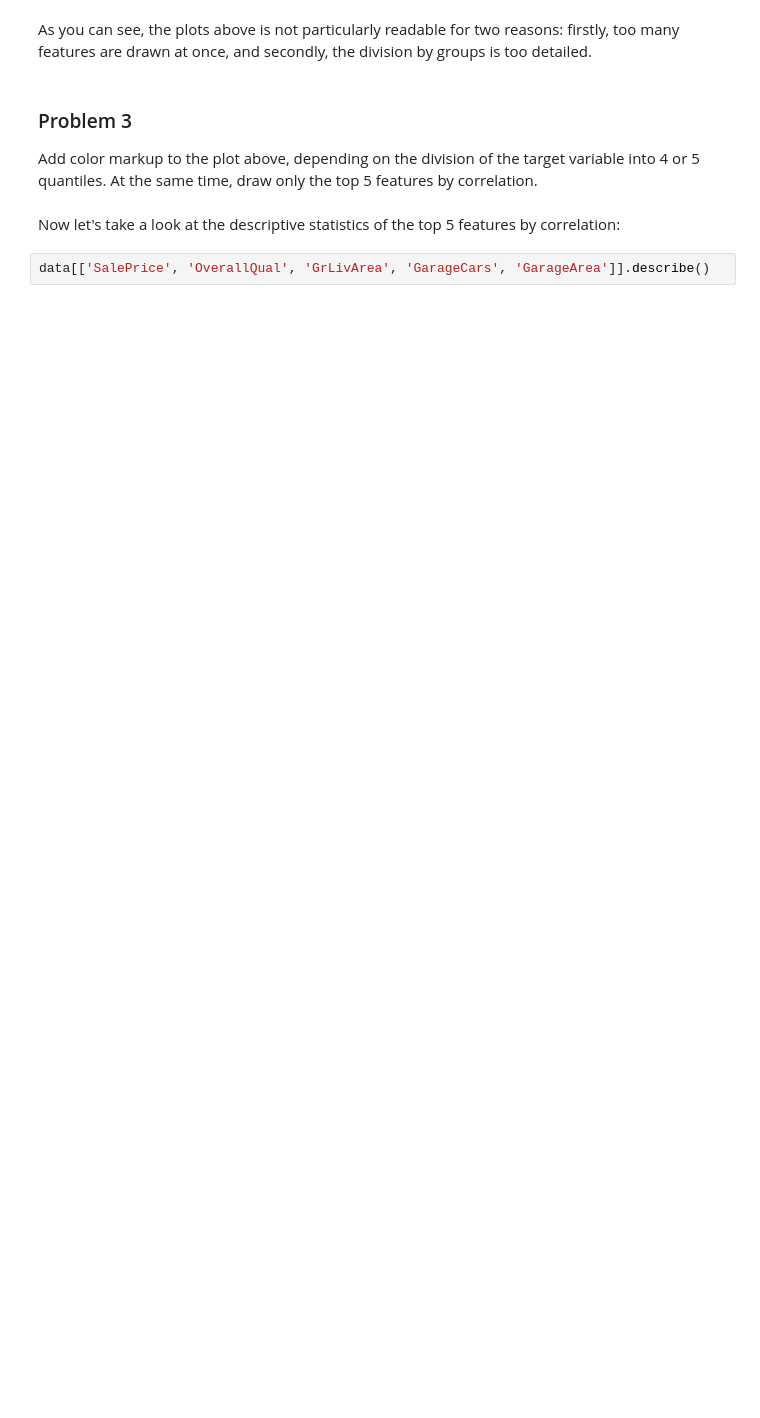
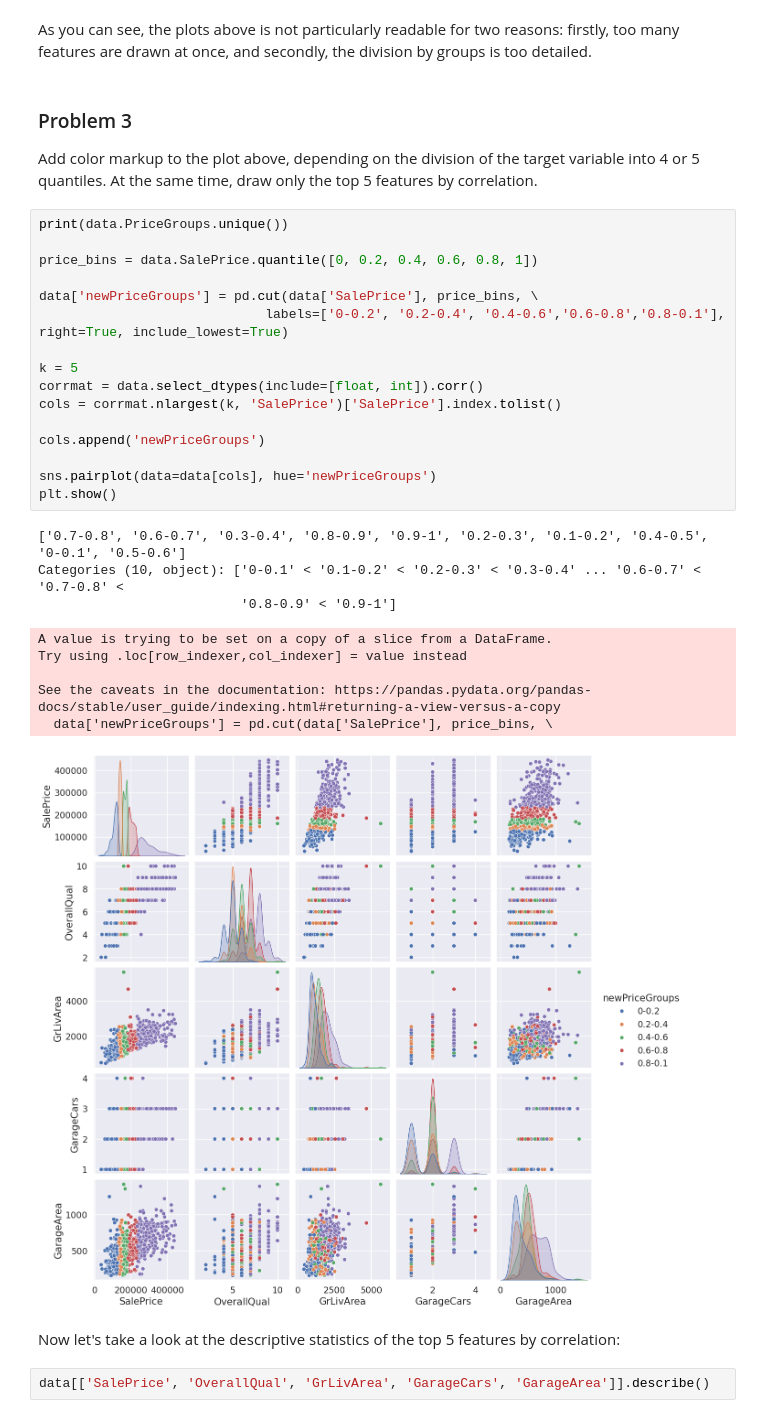
Before and after one commit to ifde/MathematicalMethods, a Jupyter notebook: week02/02_HSE_SE_EDA_v1.ipynb, the cells around one changed output. Drawn from its saved outputs; the diff is of its cells as text; blank space fills up the shorter version.

```diff
--- a/week02/02_HSE_SE_EDA_v1.ipynb
+++ b/week02/02_HSE_SE_EDA_v1.ipynb
@@ -559,6 +595,32 @@ As you can see, the plots above is not particularly readable for two reasons: fi
 ### Problem 3
 
 Add color markup to the plot above, depending on the division of the target variable into 4 or 5 quantiles. At the same time, draw only the top 5 features by correlation.
+# %%
+print(data.PriceGroups.unique())
+
+price_bins = data.SalePrice.quantile([0, 0.2, 0.4, 0.6, 0.8, 1])
+
+data['newPriceGroups'] = pd.cut(data['SalePrice'], price_bins, \
+                             labels=['0-0.2', '0.2-0.4', '0.4-0.6','0.6-0.8','0.8-0.1'], right=True, include_lowest=True)
+
+k = 5
+corrmat = data.select_dtypes(include=[float, int]).corr()
+cols = corrmat.nlargest(k, 'SalePrice')['SalePrice'].index.tolist()
+
+cols.append('newPriceGroups')
+
+sns.pairplot(data=data[cols], hue='newPriceGroups')
+plt.show()
+# %% [output]
+['0.7-0.8', '0.6-0.7', '0.3-0.4', '0.8-0.9', '0.9-1', '0.2-0.3', '0.1-0.2', '0.4-0.5', '0-0.1', '0.5-0.6']
+Categories (10, object): ['0-0.1' < '0.1-0.2' < '0.2-0.3' < '0.3-0.4' ... '0.6-0.7' < '0.7-0.8' <
+                          '0.8-0.9' < '0.9-1']
+A value is trying to be set on a copy of a slice from a DataFrame.
+Try using .loc[row_indexer,col_indexer] = value instead
+
+See the caveats in the documentation: https://pandas.pydata.org/pandas-docs/stable/user_guide/indexing.html#returning-a-view-versus-a-copy
+  data['newPriceGroups'] = pd.cut(data['SalePrice'], price_bins, \
+[figure, added]
 # %% [markdown]
 Now let's take a look at the descriptive statistics of the top 5 features by correlation:
 # %%
```
Also changed, not shown: parts of 24 cells of this notebook.
